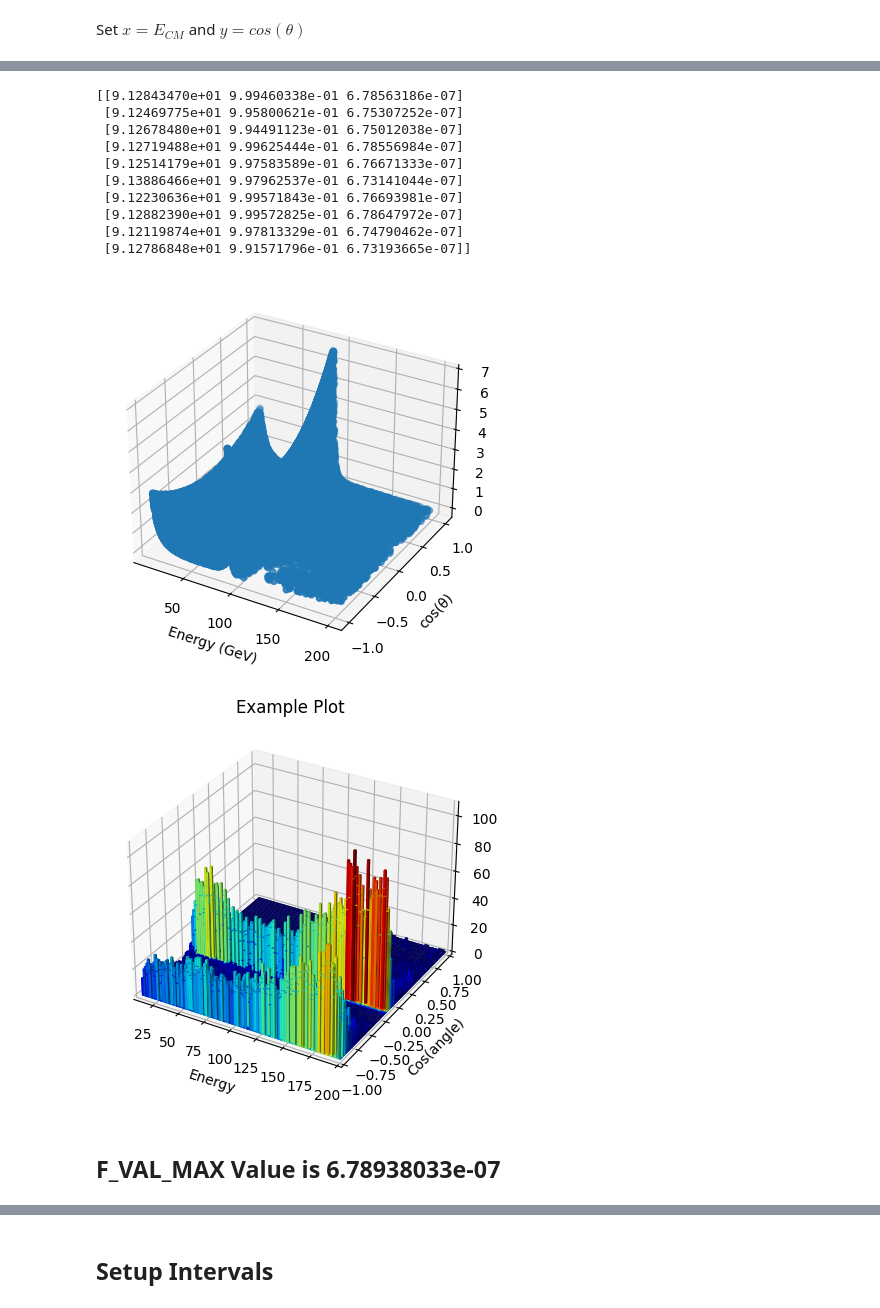
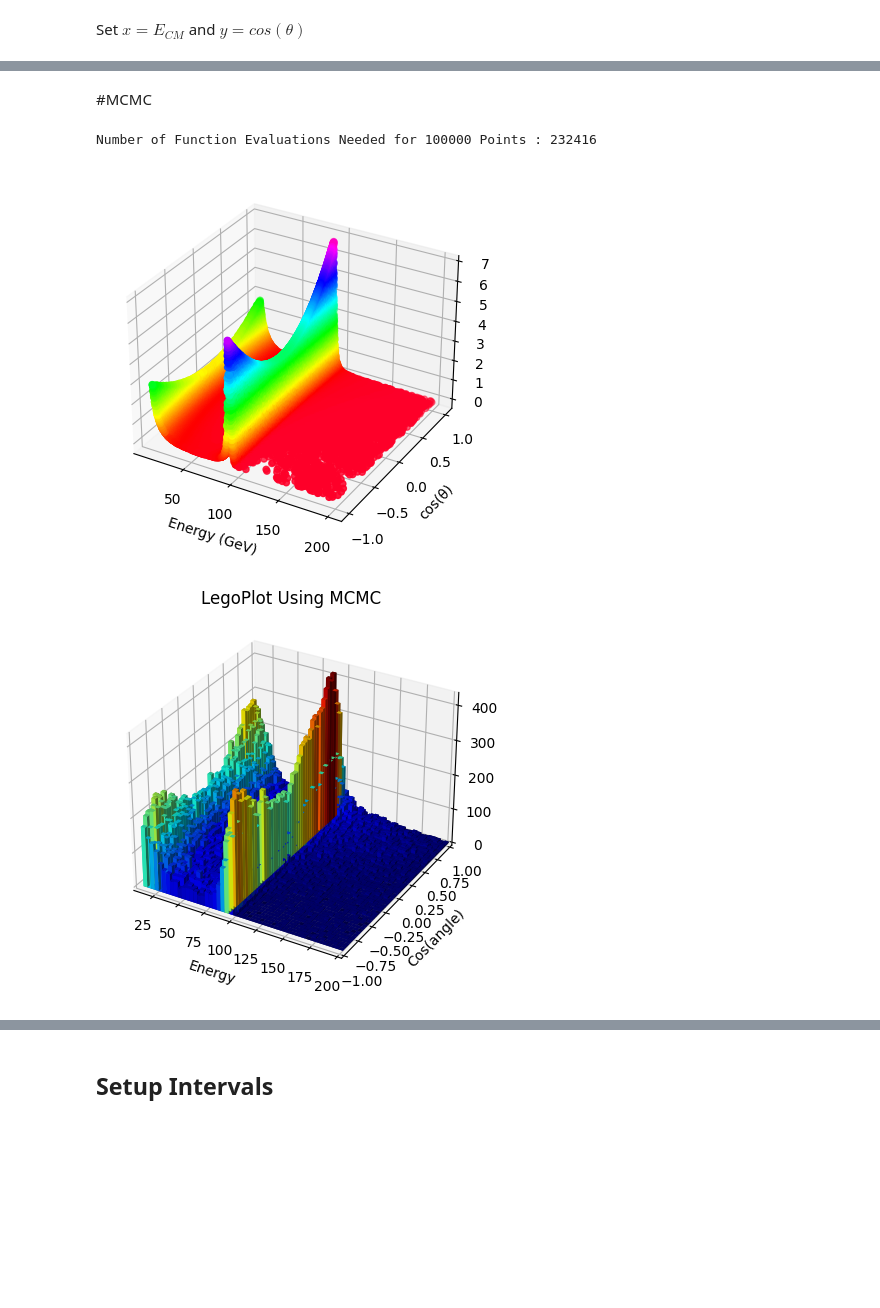
Before and after one commit to wross3150/Phys-142-Project, a Jupyter notebook: Physics_142_Final_Project.ipynb, the cells around one changed output, grey strips where cells are left out. Drawn from its saved outputs; the diff is of its cells as text; code cells hidden in the pictures; blank space fills up the shorter version.

```diff
--- a/Physics_142_Final_Project.ipynb
+++ b/Physics_142_Final_Project.ipynb
@@ -71,6 +99,7 @@ def lego_plot(xAmplitudes, yAmplitudes, nBins, xLabel, yLabel, title):
 
     dx = xedges[1] - xedges[0]
     dy = yedges[1] - yedges[0]
+    hist = np.transpose(hist)
     dz = hist.flatten()
 
     cmap = mpl.cm.jet
@@ -124,17 +155,0 @@ def find_max(p, STEPS, X_HIT = (0.05 * 95), Y_HIT = 0.05):
-# %%
-savedValues = np.zeros((10, 3))
-for i in range(10):
-  best = np.array(find_max(p,100000)[0])
-  savedValues[i] = best
-print(savedValues[:])
-# %% [output]
-[[9.12843470e+01 9.99460338e-01 6.78563186e-07]
- [9.12469775e+01 9.95800621e-01 6.75307252e-07]
- [9.12678480e+01 9.94491123e-01 6.75012038e-07]
- [9.12719488e+01 9.99625444e-01 6.78556984e-07]
- [9.12514179e+01 9.97583589e-01 6.76671333e-07]
- [9.13886466e+01 9.97962537e-01 6.73141044e-07]
- [9.12230636e+01 9.99571843e-01 6.76693981e-07]
- [9.12882390e+01 9.99572825e-01 6.78647972e-07]
- [9.12119874e+01 9.97813329e-01 6.74790462e-07]
- [9.12786848e+01 9.91571796e-01 6.73193665e-07]]
@@ -141,25 +158,58 @@ print(savedValues[:])
+# %% [markdown]
+#MCMC
+# %%
+def MCMC(p, STEPS, X_HIT = (0.1 * 95), Y_HIT = 0.1):
+  E_vals = [np.random.rand() * (X_MAX - X_MIN) + X_MIN]
+  cos_vals = [np.random.rand() * (Y_MAX - Y_MIN) + Y_MIN]
+  prob_vals = [p(E_vals[0] ** 2, cos_vals[0])]
+  count = 0
+  evals = 0
+  while count < STEPS:
+    evals += 1
+    E_diff = np.random.randn() *  X_HIT
+    cos_diff = np.random.randn() * Y_HIT
+    E_new = E_vals[-1] + E_diff
+    cos_new = cos_vals[-1] + cos_diff
+    # Check that we are in the allowed range
+    if E_new > X_MAX:
+      continue
+    elif E_new < X_MIN:
+      continue
+    if cos_new > Y_MAX:
+      continue
+    elif cos_new < Y_MIN:
+      continue
+    new_prob = p(E_new ** 2, cos_new)
+    if new_prob / prob_vals[-1] > np.random.rand():
+      E_vals.append(E_new)
+      cos_vals.append(cos_new)
+      prob_vals.append(new_prob)
+      count += 1
+  return E_vals, cos_vals, prob_vals, evals
+# %%
+steps = 100_000
+E_vals, cos_vals, prob_vals, evals = MCMC(p, steps)
 # %%
+print(f"Number of Function Evaluations Needed for {steps} Points : {evals}")
+
 fig = plt.figure()
 ax = fig.add_subplot(projection='3d')
 
-best, E_vals, cos_vals, prob_vals = find_max(p, 100000)
 xs = E_vals
 ys = cos_vals
 zs = prob_vals
-ax.scatter(xs, ys, zs)
+ax.scatter(xs, ys, zs, c=np.array(zs), cmap='gist_rainbow')
 
 ax.set_xlabel('Energy (GeV)')
 ax.set_ylabel(f"cos(θ)")
 ax.set_zlabel(f"Probability * 10^{-7}")
 
-plt.savefig('Maximum')
+#plt.savefig('Maximum')
 plt.show()
+
+nBins = 50
+lego_plot(E_vals, cos_vals, nBins, 'Energy', 'Cos(angle)', 'LegoPlot Using MCMC')
 # %% [output]
+Number of Function Evaluations Needed for 100000 Points : 232416
-[figure, old version]
+[figure, new version]
+[figure, added]
-# %%
-best, E_vals, cos_vals, prob_vals = find_max(p, 100000)
-lego_plot(E_vals, cos_vals, 100, 'Energy', 'Cos(angle)', 'Example Plot')
-# %% [output]
-[figure, removed]
-# %% [markdown]
-## F_VAL_MAX Value is 6.78938033e-07
```
Also changed, not shown: parts of 45 cells of this notebook.
